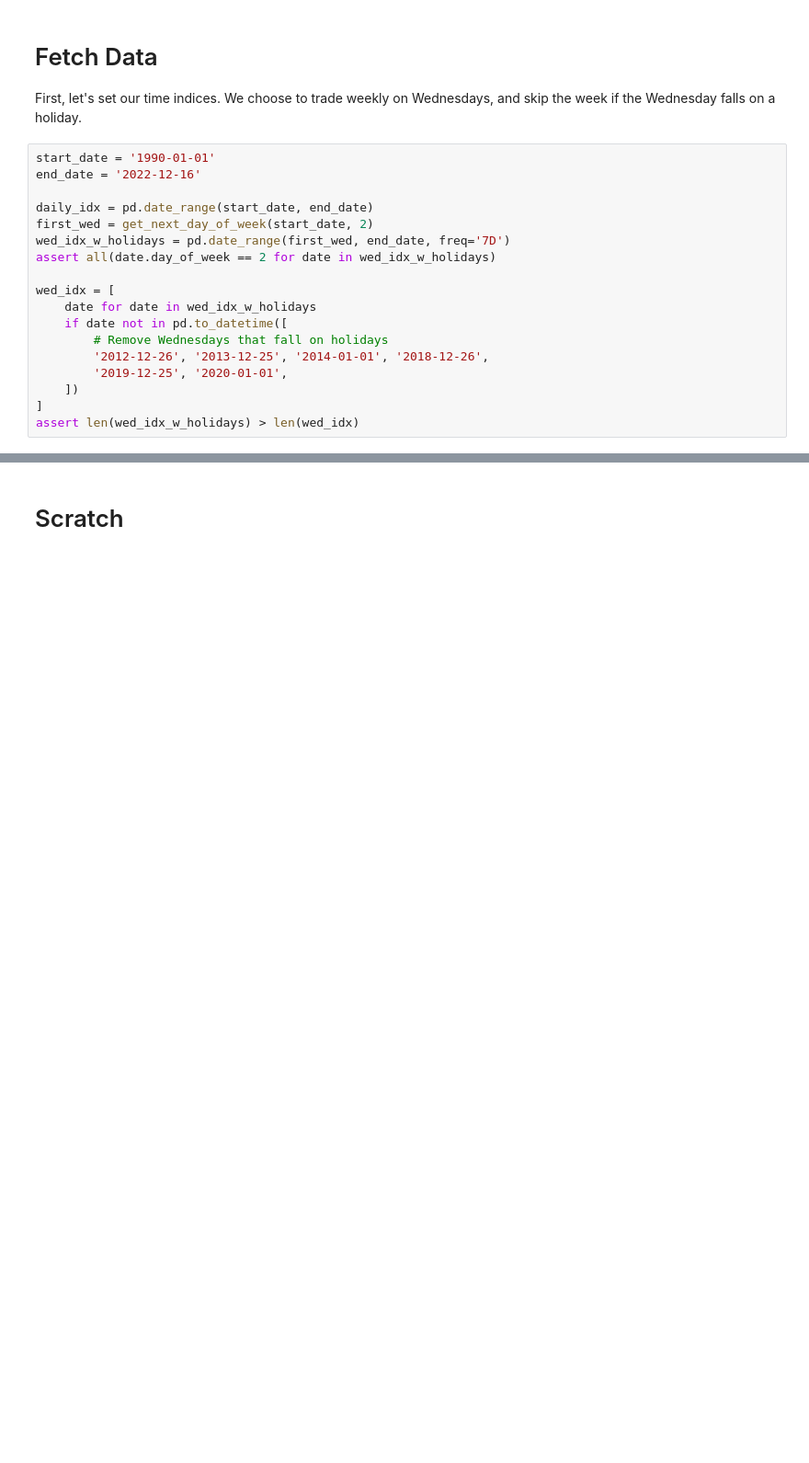
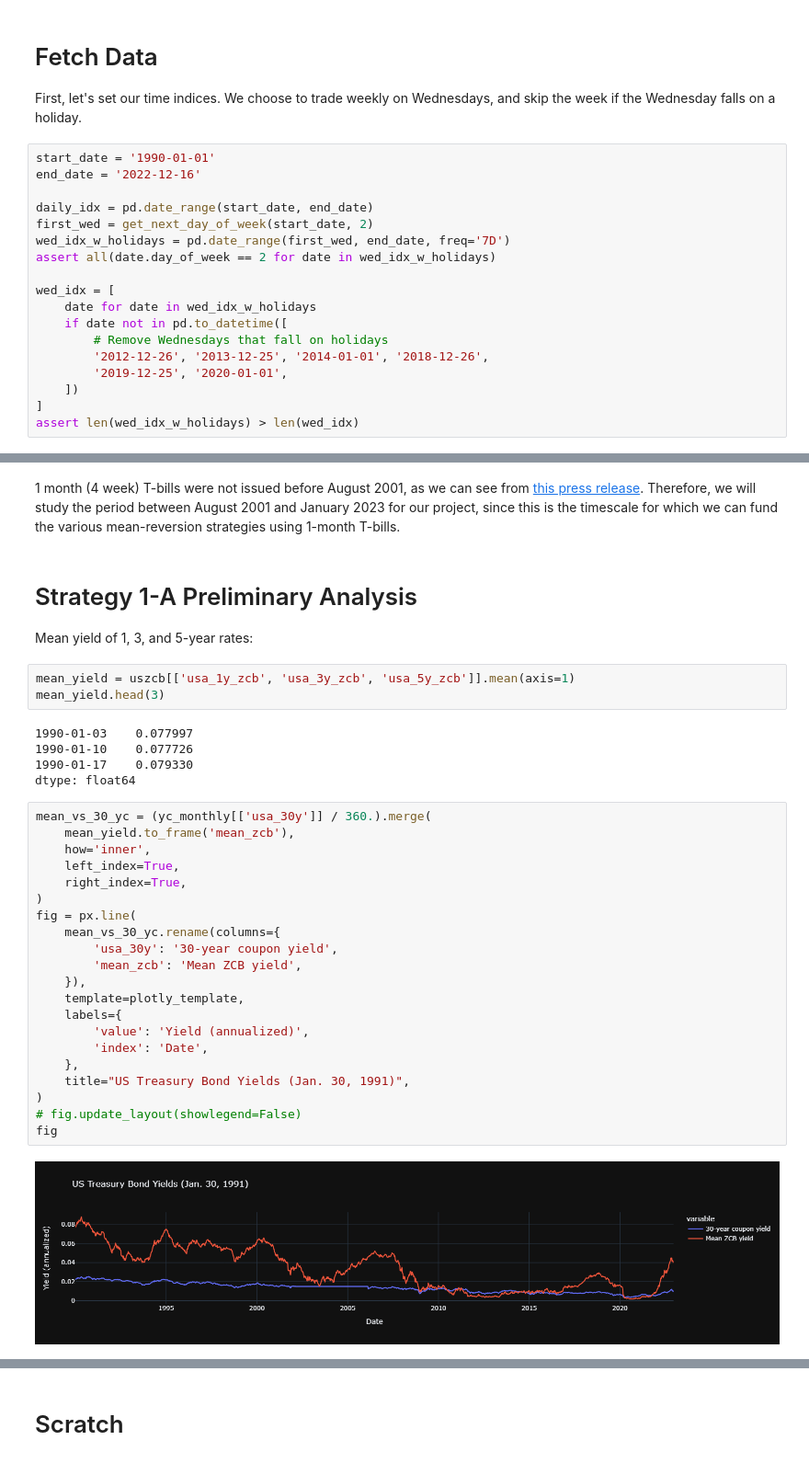
Before and after one commit to ethho/finm-33150, a Jupyter notebook: 20230222_final_proj.ipynb, the cells around one changed output, grey strips where cells are left out. Shown at 92% size. Cells and saved outputs as stored; diff of their text form; blank space fills up the shorter version.

```diff
--- a/20230222_final_proj.ipynb
+++ b/20230222_final_proj.ipynb
@@ -338,0 +440,37 @@ px.line(
+# %% [markdown]
+1 month (4 week) T-bills were not issued before August 2001, as we can see from [this press release](https://home.treasury.gov/news/press-releases/po496). Therefore, we will study the period between August 2001 and January 2023 for our project, since this is the timescale for which we can fund the various mean-reversion strategies using 1-month T-bills.
+# %% [markdown]
+# Strategy 1-A Preliminary Analysis
+
+Mean yield of 1, 3, and 5-year rates:
+# %%
+mean_yield = uszcb[['usa_1y_zcb', 'usa_3y_zcb', 'usa_5y_zcb']].mean(axis=1)
+mean_yield.head(3)
+# %% [output]
+1990-01-03    0.077997
+1990-01-10    0.077726
+1990-01-17    0.079330
+dtype: float64
+# %%
+mean_vs_30_yc = (yc_monthly[['usa_30y']] / 360.).merge(
+    mean_yield.to_frame('mean_zcb'),
+    how='inner',
+    left_index=True,
+    right_index=True,
+)
+fig = px.line(
+    mean_vs_30_yc.rename(columns={
+        'usa_30y': '30-year coupon yield',
+        'mean_zcb': 'Mean ZCB yield',
+    }),
+    template=plotly_template,
+    labels={
+        'value': 'Yield (annualized)',
+        'index': 'Date',
+    },
+    title="US Treasury Bond Yields (Jan. 30, 1991)",
+)
+# fig.update_layout(showlegend=False)
+fig
+# %% [output]
+[figure, added]
```
Also changed, not shown: parts of 20 cells of this notebook, 1 other file.
